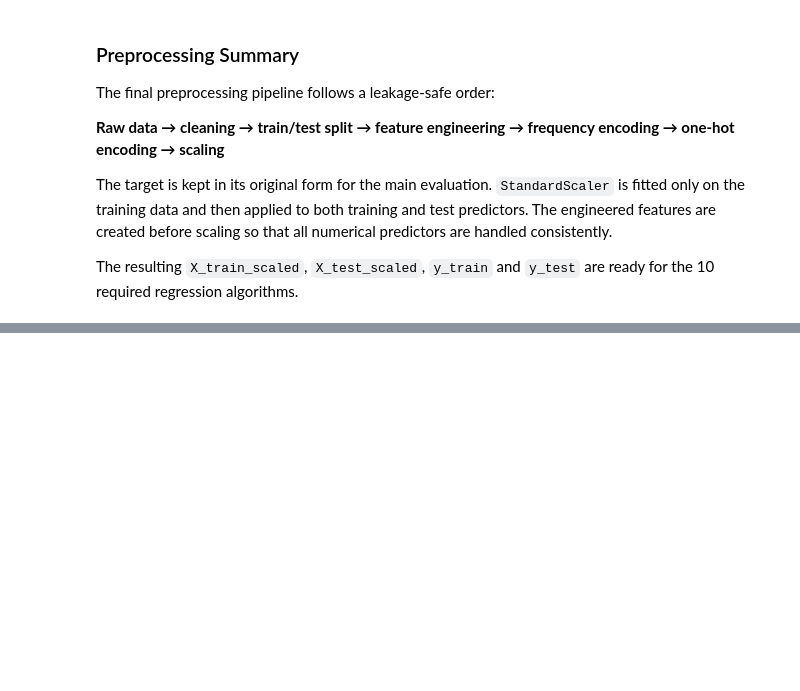
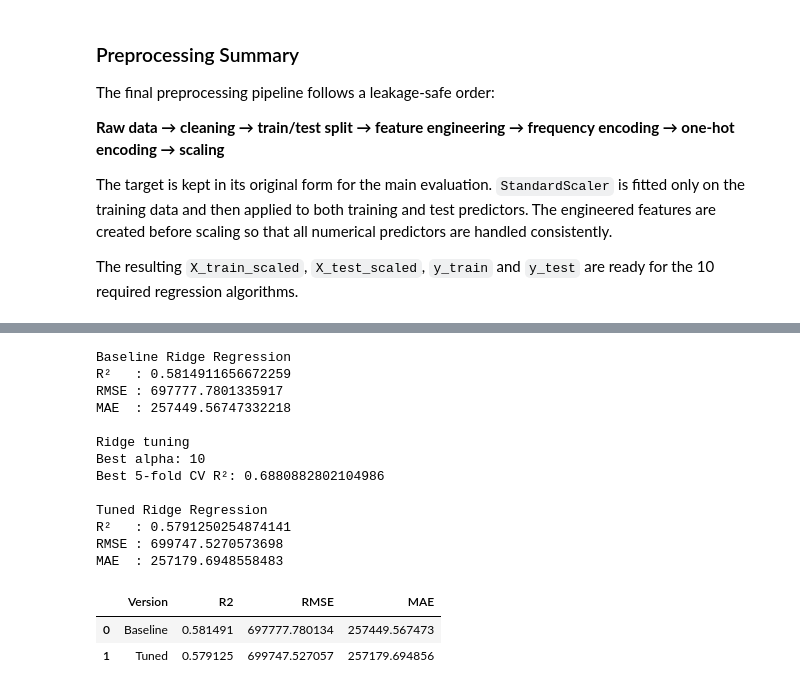
Before and after one commit to ML-Capstone-Review/ML-Capstone-Project, a Jupyter notebook: notebooks/Regression.ipynb, the cells around one changed output, grey strips where cells are left out. Cells and saved outputs as stored; diff of their text form; code cells hidden in the pictures; blank space fills up the shorter version.

```diff
--- a/notebooks/Regression.ipynb
+++ b/notebooks/Regression.ipynb
@@ -678,0 +759,78 @@ The resulting `X_train_scaled`, `X_test_scaled`, `y_train` and `y_test` are read
+# %%
+from sklearn.linear_model import Ridge
+from sklearn.model_selection import GridSearchCV
+
+# Baseline Ridge Regression
+ridge_model = Ridge(alpha=1.0)
+
+ridge_model.fit(X_train_scaled, y_train)
+
+y_pred_ridge = ridge_model.predict(X_test_scaled)
+
+r2_ridge = r2_score(y_test, y_pred_ridge)
+rmse_ridge = np.sqrt(mean_squared_error(y_test, y_pred_ridge))
+mae_ridge = mean_absolute_error(y_test, y_pred_ridge)
+
+print("Baseline Ridge Regression")
+print("R²   :", r2_ridge)
+print("RMSE :", rmse_ridge)
+print("MAE  :", mae_ridge)
+
+# Tune alpha using 5-fold cross-validation on the training data only.
+ridge_params = {
+    "alpha": [0.01, 0.1, 1, 10, 100, 1000]
+}
+
+ridge_grid = GridSearchCV(
+    estimator=Ridge(),
+    param_grid=ridge_params,
+    scoring="r2",
+    cv=5,
+    n_jobs=-1
+)
+
+ridge_grid.fit(X_train_scaled, y_train)
+
+best_ridge = ridge_grid.best_estimator_
+
+print("\nRidge tuning")
+print("Best alpha:", ridge_grid.best_params_["alpha"])
+print("Best 5-fold CV R²:", ridge_grid.best_score_)
+
+# Evaluate the tuned model on the untouched held-out test set.
+y_pred_ridge_tuned = best_ridge.predict(X_test_scaled)
+
+ridge_tuned_r2 = r2_score(y_test, y_pred_ridge_tuned)
+ridge_tuned_rmse = np.sqrt(mean_squared_error(y_test, y_pred_ridge_tuned))
+ridge_tuned_mae = mean_absolute_error(y_test, y_pred_ridge_tuned)
+
+print("\nTuned Ridge Regression")
+print("R²   :", ridge_tuned_r2)
+print("RMSE :", ridge_tuned_rmse)
+print("MAE  :", ridge_tuned_mae)
+
+ridge_comparison = pd.DataFrame({
+    "Version": ["Baseline", "Tuned"],
+    "R2": [r2_ridge, ridge_tuned_r2],
+    "RMSE": [rmse_ridge, ridge_tuned_rmse],
+    "MAE": [mae_ridge, ridge_tuned_mae]
+})
+
+ridge_comparison
+# %% [output]
+Baseline Ridge Regression
+R²   : 0.5814911656672259
+RMSE : 697777.7801335917
+MAE  : 257449.56747332218
+
+Ridge tuning
+Best alpha: 10
+Best 5-fold CV R²: 0.6880882802104986
+
+Tuned Ridge Regression
+R²   : 0.5791250254874141
+RMSE : 699747.5270573698
+MAE  : 257179.6948558483
+|  | Version | R2 | RMSE | MAE |
+| 0 | Baseline | 0.581491 | 697777.780134 | 257449.567473 |
+| 1 | Tuned | 0.579125 | 699747.527057 | 257179.694856 |
```
Also changed, not shown: parts of 13 cells of this notebook.
